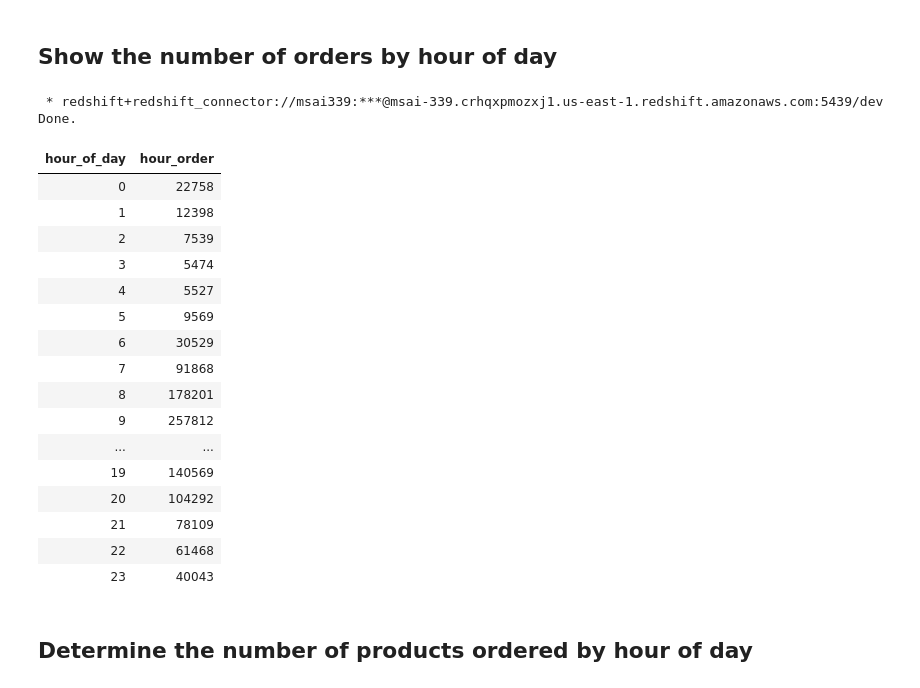
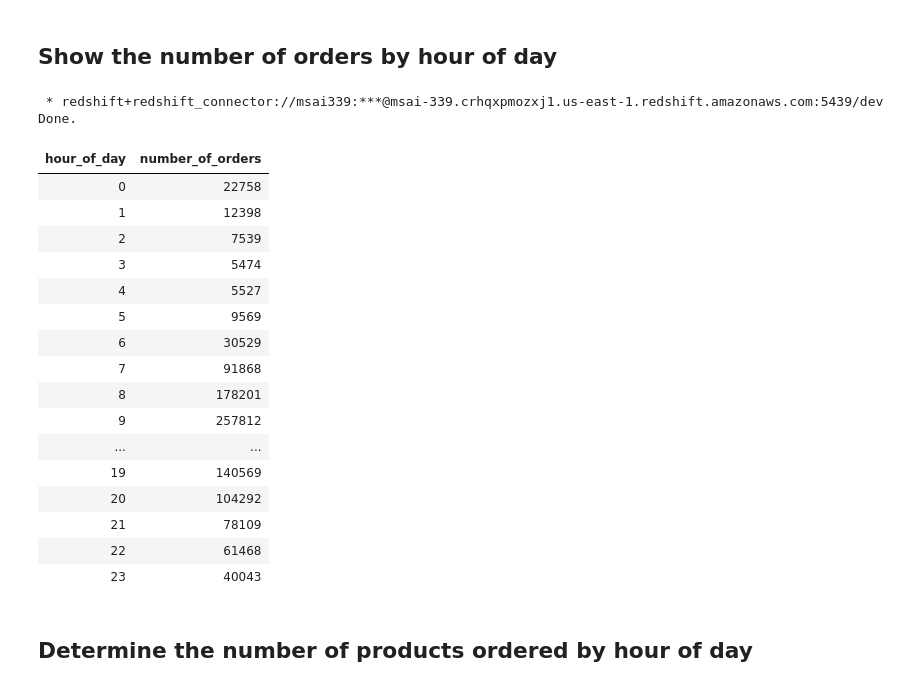
Before and after one commit to yanxinhan98/MSAI-339-Data-Science-Seminar, a Jupyter notebook: Copy_of_Homework_Assignment_1.ipynb, the cells around one changed output. Drawn from its saved outputs; the diff is of its cells as text; code cells hidden in the pictures.

```diff
--- a/Copy_of_Homework_Assignment_1.ipynb
+++ b/Copy_of_Homework_Assignment_1.ipynb
@@ -60,14 +60,14 @@ engine = sa.create_engine(connect_to_db)
 ## Show the number of orders by hour of day
 # %%
 %%sql
-select order_hour_of_day as hour_of_day, COUNT(distinct order_id) as hour_order
+select order_hour_of_day as hour_of_day, COUNT(distinct order_id) as number_of_orders
 from orders
 group by hour_of_day
 order by hour_of_day
 # %% [output]
  * redshift+redshift_connector://msai339:***@msai-339.crhqxpmozxj1.us-east-1.redshift.amazonaws.com:5439/dev
 Done.
-| hour_of_day | hour_order |
+| hour_of_day | number_of_orders |
 | 0 | 22758 |
 | 1 | 12398 |
 | 2 | 7539 |
```
Also changed, not shown: parts of 3 cells of this notebook.
